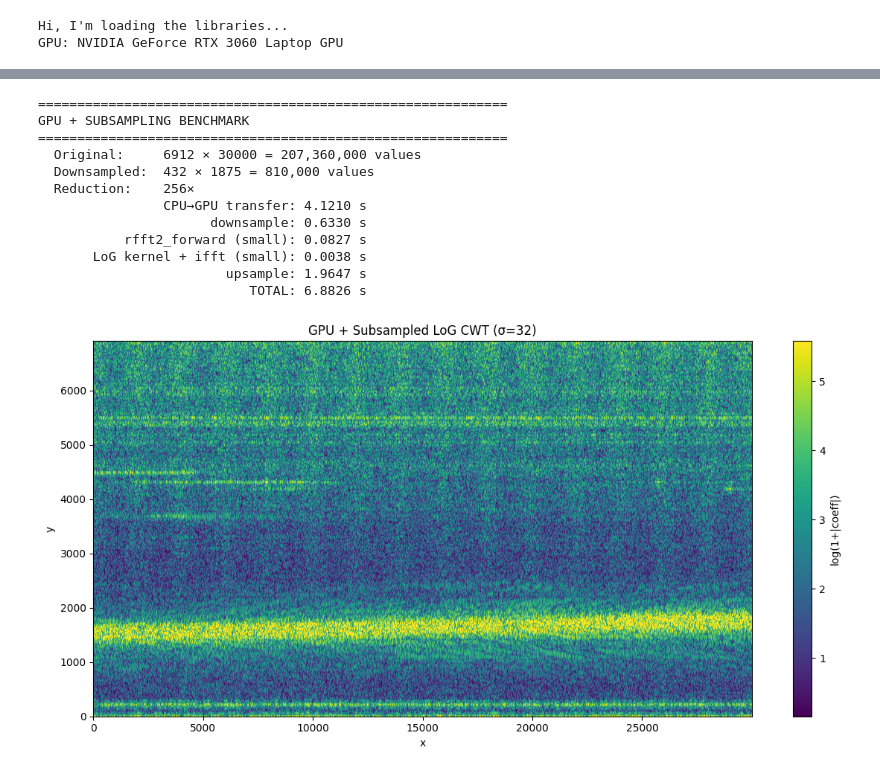
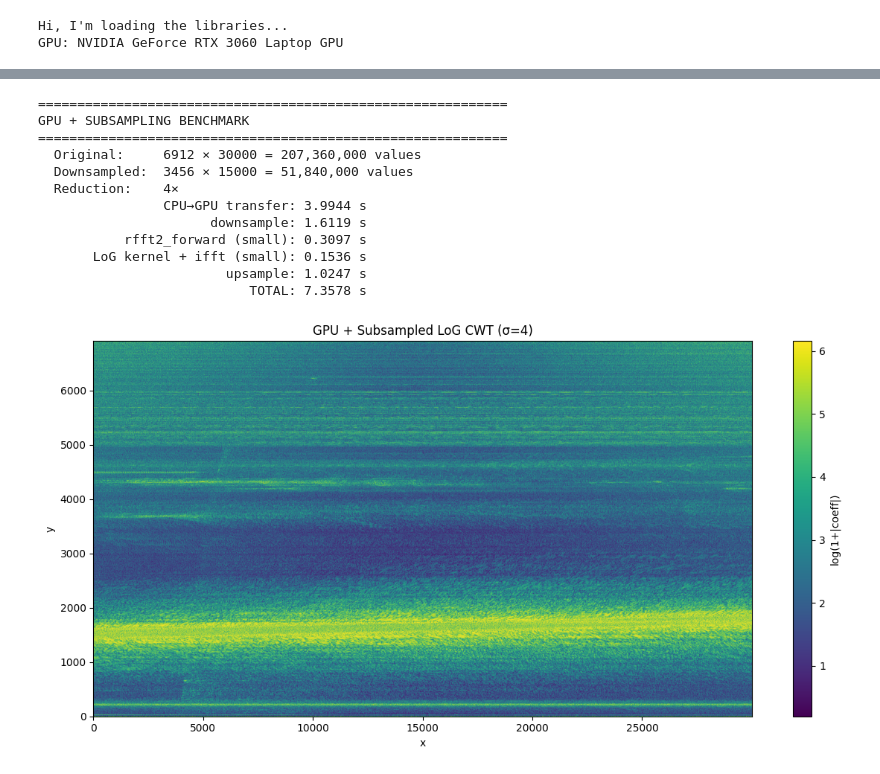
Before and after one commit to ahmaide/CWT-Optimized, a Jupyter notebook: test-cupy.ipynb, the cells around one changed output, grey strips where cells are left out. Saved outputs shown, nothing was run; the diff lists cells and outputs as text; code cells hidden in the pictures.

```diff
--- a/test-cupy.ipynb
+++ b/test-cupy.ipynb
@@ -273,30 +320,30 @@ CPU BENCHMARK
 [figure]
 # %%
-scales = [32]
+scales = [4]
 
-# --- GPU + Subsampling ---
+#GPU + Subsampling
 print("=" * 60)
 print("GPU + SUBSAMPLING BENCHMARK")
 print("=" * 60)
 t1 = time.perf_counter()
 timings, coeff_sub = cwt2_gpu_subsampled(X, scales, keep_last=True)
 t_total = time.perf_counter() - t1
 
 for label, dt in timings:
     print(f"  {label:>30}: {dt:.4f} s")
 print(f"  {'TOTAL':>30}: {t_total:.4f} s")
-show_cwt_map(coeff_sub, title="GPU + Subsampled LoG CWT (σ=32)")
+show_cwt_map(coeff_sub, title="GPU + Subsampled LoG CWT (σ=4)")
 # %% [output]
 ============================================================
 GPU + SUBSAMPLING BENCHMARK
 ============================================================
   Original:     6912 × 30000 = 207,360,000 values
-  Downsampled:  432 × 1875 = 810,000 values
-  Reduction:    256×
-                CPU→GPU transfer: 4.1210 s
-                      downsample: 0.6330 s
-           rfft2_forward (small): 0.0827 s
-       LoG kernel + ifft (small): 0.0038 s
-                        upsample: 1.9647 s
-                           TOTAL: 6.8826 s
+  Downsampled:  3456 × 15000 = 51,840,000 values
+  Reduction:    4×
+                CPU→GPU transfer: 3.9944 s
+                      downsample: 1.6119 s
+           rfft2_forward (small): 0.3097 s
+       LoG kernel + ifft (small): 0.1536 s
+                        upsample: 1.0247 s
+                           TOTAL: 7.3578 s
-[figure, old version]
+[figure, new version]
```
Also changed, not shown: parts of 6 cells of this notebook.
